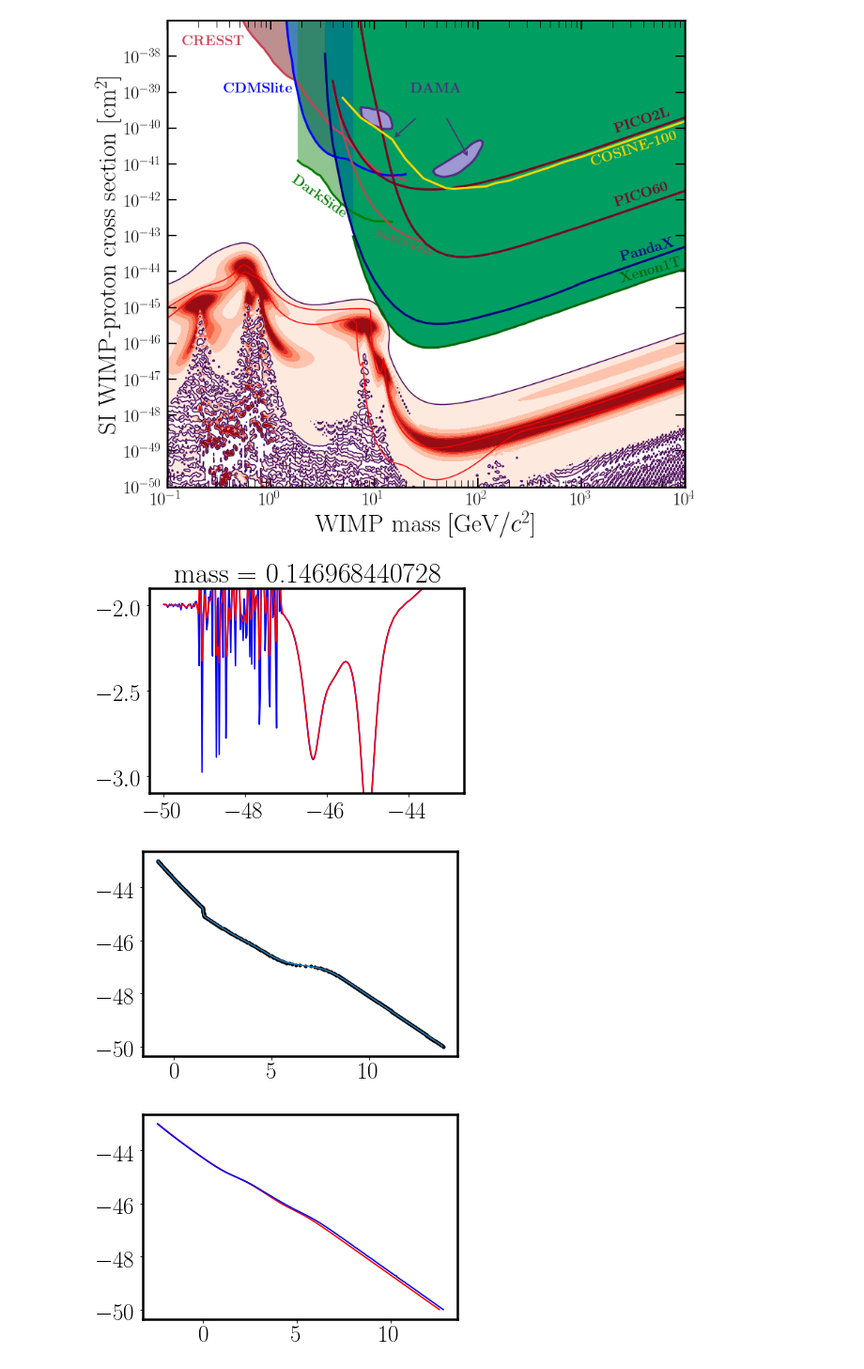
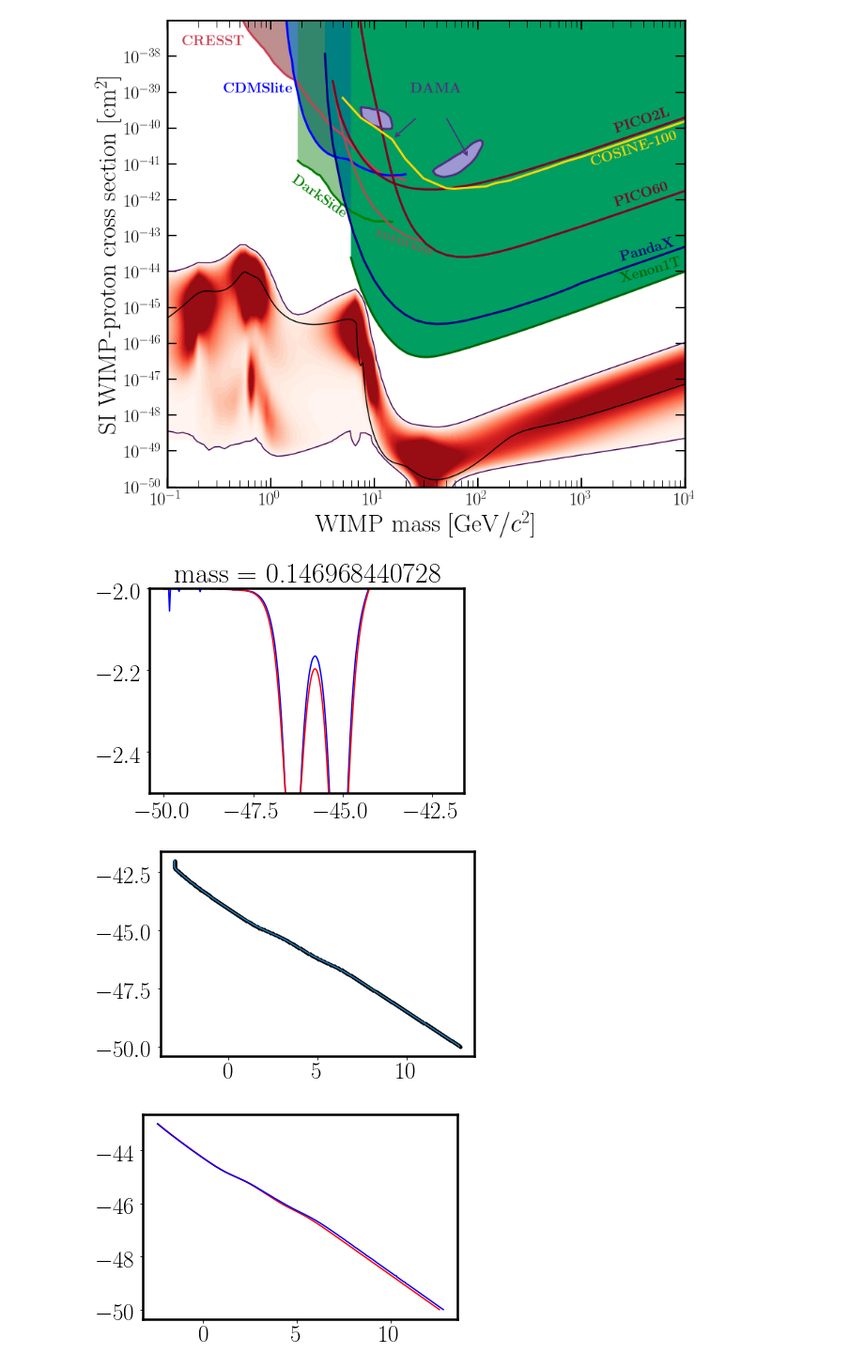
Before and after one commit to cajohare/CYGNUS, a Jupyter notebook: python/Plot_NuWall.ipynb, the cells around one changed output. Shown: that part at 94% size. Cells and saved outputs as stored; diff of their text form; code cells hidden in the pictures.

```diff
--- a/python/Plot_NuWall.ipynb
+++ b/python/Plot_NuWall.ipynb
@@ -20,7 +20,7 @@ my_cmap.set_bad('white')
 my_cmap.set_over('white')
 
 # Contour plot
-data = loadtxt('../code/nuTest-F.txt')
+data = loadtxt('../code/nuTest-Ar.txt')
 #Nsig = flipud(transpose(loadtxt('../code/nuTest-F-Low-Nsig.txt')))
 #Nbg = flipud(transpose(loadtxt('../code/nuTest-F-Low-Nbg.txt')))
 sig = data[0,1:]
@@ -30,18 +30,27 @@ Ex = flipud(transpose((data[1:,1:])))
 DY = zeros(shape=shape(Ex))
 for j in range(0,n):
     y = log10(Ex[:,j])
-    #y = gaussian_filter1d(y,sigma=3)
+    y = gaussian_filter1d(y,sigma=3)
     dy = gradient(y,log10(sig[2])-log10(sig[1]))
-    dy = gaussian_filter1d(gaussian_filter1d(dy,1),1)
+    dy = gaussian_filter1d(gaussian_filter1d(dy,4),4)
+    #dylow = dy[y>6]
+    #dylow[dylow>-2.0] = -2.01
+    #dy[y>6]  = dylow
     DY[:,j] = dy
 #DY[DY>-2.0] = -2.0
-plt.contourf(m,sig,DY,300,vmin=-3.5,vmax=-2.0,cmap=my_cmap)
-plt.contour(m,sig,DY,levels=[-2.0])
+plt.contourf(m,sig,DY,300,vmin=-2.5,vmax=-2.0,cmap=my_cmap)
+plt.contour(m,sig,DY,'.',levels=[-2.0])
 
-nu_F = loadtxt("../data/WIMPLimits/SI/nufloor-F.txt")
-plt.plot(nu_F[:,0],nu_F[:,1],'r-')
+
+#nuB_He = loadtxt("../data/Boehm-Floor-He.txt")
+#plt.plot(nuB_He[:,0],nuB_He[:,1],'k--')
+#nuB_Xe = loadtxt("../data/Boehm-Floor-He.txt")
+#plt.plot(nuB_Xe[:,0],nuB_Xe[:,1],'k--')
+
+#nu_F = loadtxt("../data/WIMPLimits/SI/nufloor-F.txt")
+#plt.plot(nu_F[:,0],nu_F[:,1],'k-')
 nu_F = loadtxt("../data/WIMPLimits/SI/nufloor-Xe.txt")
-plt.plot(nu_F[:,0],nu_F[:,1],'r-')
+plt.plot(nu_F[:,0],nu_F[:,1],'k-')
 
 xmin = 0.1
 xmax = 1.0e4
@@ -75,7 +84,7 @@ plt.fill_between(PandaX[:,0], PandaX[:,1],edgecolor=None,y2=ymax,facecolor="teal
 plt.plot(PandaX[:,0], PandaX[:,1],color="navy",linewidth=3)
 plt.text(2300.0,5.0e-44,r"{\bf PandaX}",color="navy",fontsize=20,rotation=16)
 
-XENON1T = loadtxt("../data/WIMPLimits/SI/XENON1T.txt")
+XENON1T = loadtxt("../data/WIMPLimits/SI/XENON1T-2018.txt")
 plt.fill_between(XENON1T[:,0], XENON1T[:,1],edgecolor=None,y2=ymax,facecolor=[0.0, 0.62, 0.38])
 plt.plot(XENON1T[:,0], XENON1T[:,1],color="darkgreen",linewidth=3)
 plt.text(2300.0,1.5e-44,r"{\bf Xenon1T}",color="darkgreen",fontsize=20,rotation=16)
@@ -97,34 +106,34 @@ DAMA1 = loadtxt("../data/WIMPLimits/SI/DAMA1.txt")
 DAMA2 = loadtxt("../data/WIMPLimits/SI/DAMA2.txt")
 plt.fill_between(DAMA1[:,0], DAMA1[:,1],edgecolor=None,y2=ymax,facecolor=[ 0.615,  0.594,  0.825])
 plt.fill_between(DAMA2[:,0], DAMA2[:,1],edgecolor=None,y2=ymax,facecolor=[ 0.615,  0.594,  0.825])
 plt.plot(DAMA1[:,0], DAMA1[:,1],color=[0.32, 0.18, 0.5],linewidth=3)
 plt.plot(DAMA2[:,0], DAMA2[:,1],color=[0.32, 0.18, 0.5],linewidth=3)
 plt.text(22.0,1e-39,r"{\bf DAMA}",color=[0.32, 0.18, 0.5],fontsize=20)
 plt.arrow(0.48, 0.79, -0.04, -0.04, transform=ax.transAxes,
           length_includes_head=True,
           head_width=0.01, head_length=0.01, overhang=0.4,
           edgecolor=[0.32, 0.18, 0.5],facecolor=[0.32, 0.18, 0.5])
 plt.arrow(0.54, 0.79, 0.04, -0.08, transform=ax.transAxes,
           length_includes_head=True,
           head_width=0.01, head_length=0.01, overhang=0.4,
           edgecolor=[0.32, 0.18, 0.5],facecolor=[0.32, 0.18, 0.5])
 
 COSINE = loadtxt("../data/WIMPLimits/SI/COSINE-100.txt")
 plt.plot(COSINE[:,0], COSINE[:,1],color="gold",linewidth=3)
 plt.text(1200.0,5.0e-41,r"{\bf COSINE-100}",color="gold",fontsize=20,rotation=18)
 
 # Labels
 plt.xlabel(r"WIMP mass [GeV$/c^2$]",fontsize=35)
 plt.ylabel(r"SI WIMP-proton cross section [cm$^2$]",fontsize=35)
 
 # Style
 plt.xticks(fontsize=25)
 plt.yticks(10.0**arange(log10(ymin),log10(ymax),1),fontsize=25)
 ax.tick_params(which='major',direction='in',width=2,length=13,right=True,top=True,pad=7)
 ax.tick_params(which='minor',direction='in',width=1,length=10,right=True,top=True)
 plt.show()
 # %% [output]
-[figure, old version]
+[figure, new version]
 # %%
 # Single mass
 i = 10
@@ -136,17 +145,17 @@ plt.plot(x,dy,'b-')
 plt.plot(x[argmin(dy)],amin(dy),'b.',markersize=20)
 
 #dy = savgol_filter(dy,25,3)
-dy = gaussian_filter1d(dy, sigma=1)
+dy = gaussian_filter1d(dy, sigma=5)
 dy[isnan(dy)] = 0.0
 dy[abs(dy)==inf] = 0.0
 plt.plot(x,dy,'r-')
 plt.plot(x[argmin(dy)],amin(dy),'r.',markersize=20)
 
 plt.title('mass = '+str(m[i]))
-plt.ylim([-3.1,-1.9])
+plt.ylim([-2.5,-2.0])
 plt.show()
 # %% [output]
-[figure, old version]
+[figure, new version]
 # %%
 from scipy.ndimage.filters import gaussian_filter1d
 
@@ -155,7 +164,7 @@ plt.plot(y,x,'k.')
 plt.plot(ysmoothed,x)
 plt.show()
 # %% [output]
-[figure, old version]
+[figure, new version]
 # %%
 dat = loadtxt('../code/test2.dat')
 plt.plot(log10(flipud(dat[0,:])),log10(dat[1,:]),'r-')
```
Also changed, not shown: parts of 2 cells of this notebook, 21 other files.
